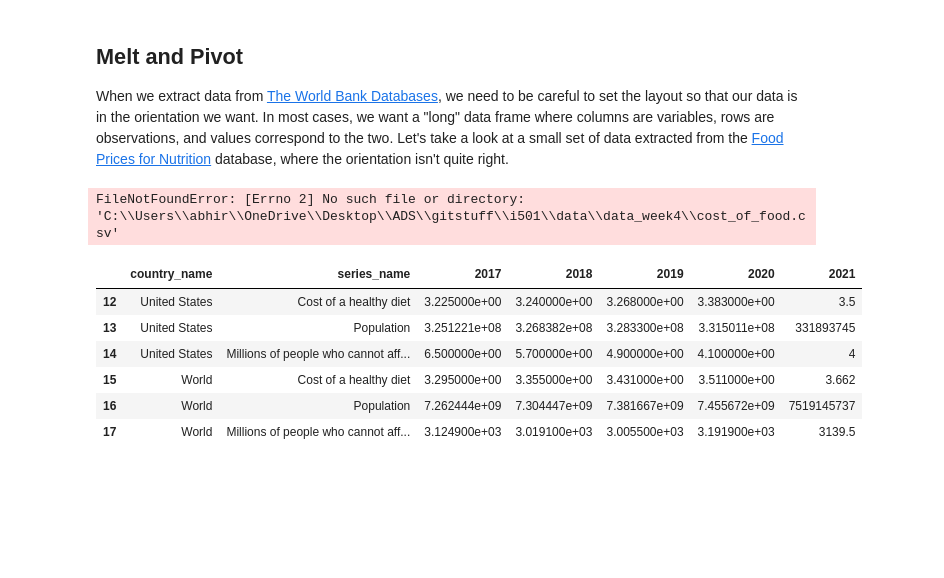
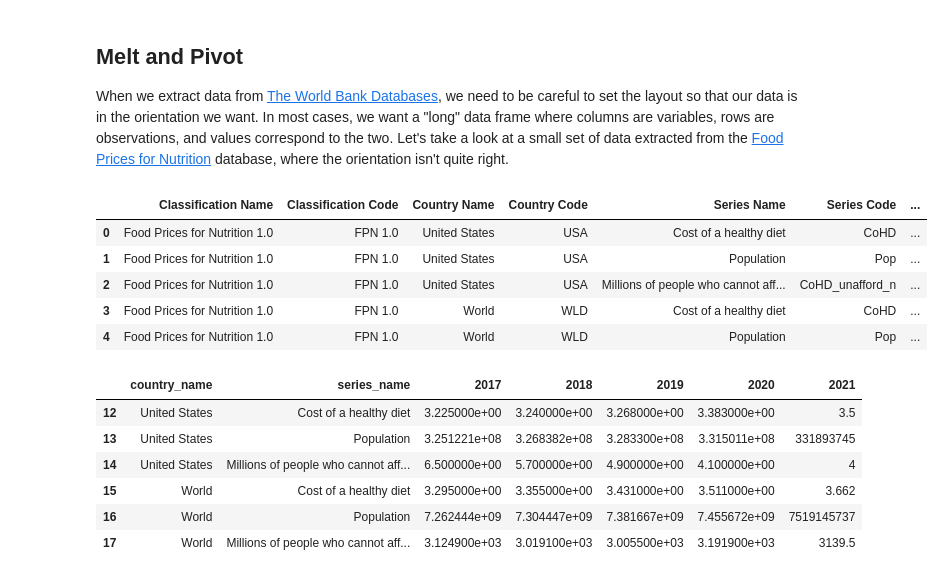
Before and after one commit to abhiram-yalavarthy/gitstuff, a Jupyter notebook: i501/I501 Labs and Pair Problems/lab_4-2.ipynb, the cells around one changed output. Cells and saved outputs as stored; diff of their text form; code cells hidden in the pictures; blank space fills up the shorter version.

```diff
--- a/i501/I501 Labs and Pair Problems/lab_4-2.ipynb
+++ b/i501/I501 Labs and Pair Problems/lab_4-2.ipynb
@@ -738,11 +738,16 @@ df_films[df_films['messy_name'] != "not messy"][cols]
 
 When we extract data from [The World Bank Databases](https://data.worldbank.org/), we need to be careful to set the layout so that our data is in the orientation we want. In most cases, we want a "long" data frame where columns are variables, rows are observations, and values correspond to the two. Let's take a look at a small set of data extracted from the [Food Prices for Nutrition](https://databank.worldbank.org/source/food-prices-for-nutrition) database, where the orientation isn't quite right.
 # %%
-df_foods = pd.read_csv(r"C:\Users\abhir\OneDrive\Desktop\ADS\gitstuff\i501\data\data_week4\cost_of_food.csv").dropna()
+df_foods = pd.read_csv(r"C:/Users/abhir/OneDrive/Desktop/ADS/gitstuff/i501/data_week4/cost_of_food.csv").dropna()
 
 df_foods.head()
 # %% [output]
-FileNotFoundError: [Errno 2] No such file or directory: 'C:\\Users\\abhir\\OneDrive\\Desktop\\ADS\\gitstuff\\i501\\data\\data_week4\\cost_of_food.csv'
+|  | Classification Name | Classification Code | Country Name | Country Code | Series Name | Series Code | ... |
+| 0 | Food Prices for Nutrition 1.0 | FPN 1.0 | United States | USA | Cost of a healthy diet | CoHD | ... |
+| 1 | Food Prices for Nutrition 1.0 | FPN 1.0 | United States | USA | Population | Pop | ... |
+| 2 | Food Prices for Nutrition 1.0 | FPN 1.0 | United States | USA | Millions of people who cannot aff... | CoHD_unafford_n | ... |
+| 3 | Food Prices for Nutrition 1.0 | FPN 1.0 | World | WLD | Cost of a healthy diet | CoHD | ... |
+| 4 | Food Prices for Nutrition 1.0 | FPN 1.0 | World | WLD | Population | Pop | ... |
 # %%
 # clean up columns names
 def clean_col_name(col):
```
Also changed, not shown: parts of 4 cells of this notebook.
